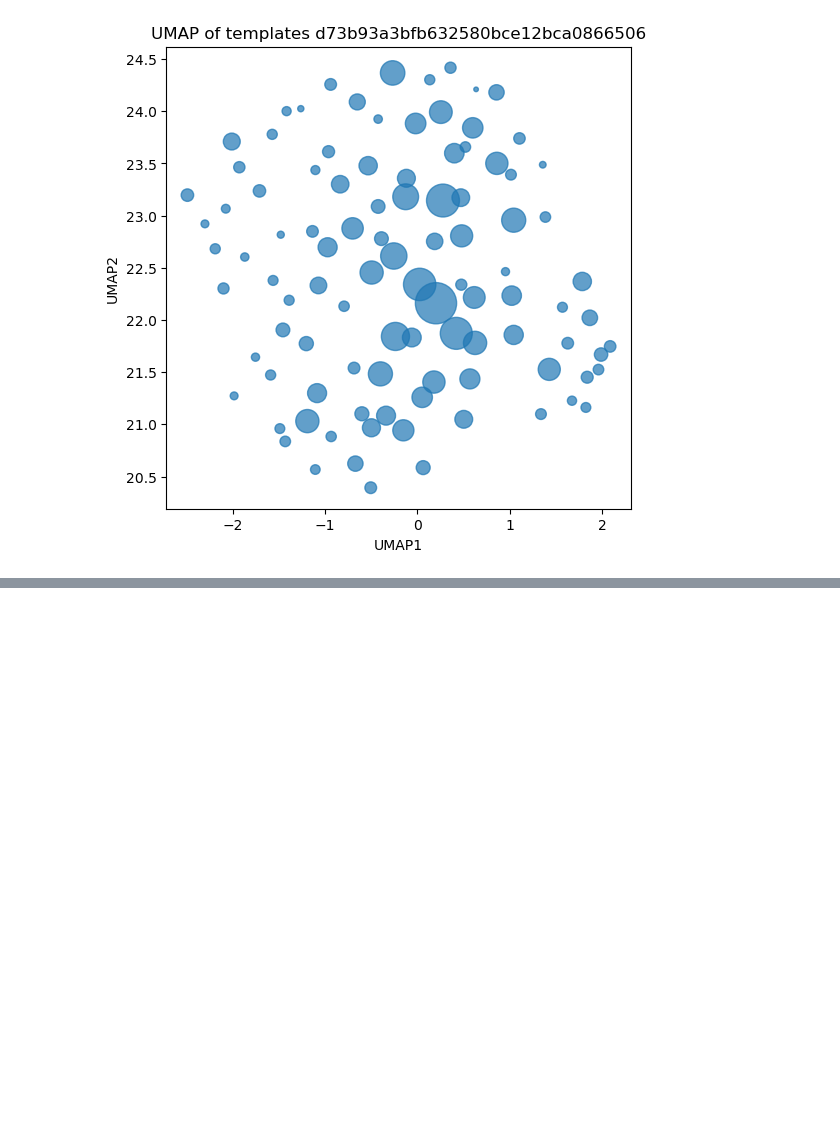
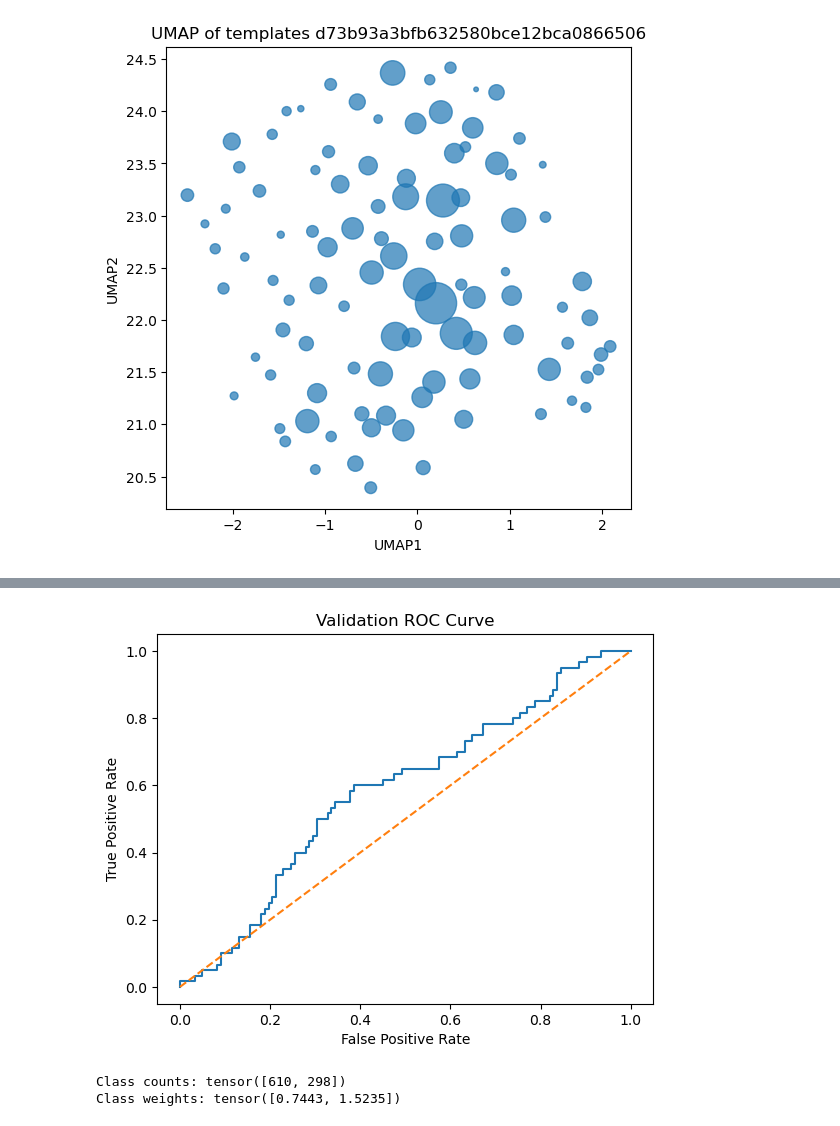
Before and after one commit to SchubertLab/cmsb26_project7, a Jupyter notebook: models/gnn/gnn_testing.ipynb, the cells around one changed output, grey strips where cells are left out. Drawn from its saved outputs; the diff is of its cells as text; code cells hidden in the pictures; blank space fills up the shorter version.

Commit message:
now simple training loop for read dataset

```diff
--- a/models/gnn/gnn_testing.ipynb
+++ b/models/gnn/gnn_testing.ipynb
@@ -133,3 +130,7 @@ df_simplified
 # %%
 df_simplified.to_pickle("/vol/data/keggel/train_datasets/train_datasets/train_dataset_8/_dataset_100.pkl")
 # %%
+import pandas as pd
+import numpy as np
+
+df_simplified = pd.read_pickle("/vol/data/keggel/train_datasets/train_datasets/train_dataset_8/_dataset_100.pkl")
@@ -184,0 +252,3 @@ plt.show()
+# %%
+graphs_dict = build_graphs_for_samples(df_simplified, k=10)
+dataset = list(graphs_dict.values())
@@ -184,0 +286,18 @@ plt.show()
+# %%
+from torch_geometric.loader import DataLoader
+
+batch_size = 8
+
+loader = DataLoader(dataset, batch_size=batch_size, shuffle=True)
+
+in_dim = dataset[0].x.shape[1]  # embedding_dim + 1 frequency feature
+hidden_dim = 32
+num_classes = 2
+# %%
+import tcrGNN
+
+device = torch.device("cuda" if torch.cuda.is_available() else "cpu")
+
+model = tcrGNN.TCRgnn(in_dim, hidden_dim, num_classes).to(device)
+optimizer = torch.optim.Adam(model.parameters(), lr=1e-4, weight_decay=1e-4)
+criterion = torch.nn.CrossEntropyLoss()
@@ -184,0 +339,20 @@ plt.show()
+# %%
+num_epochs = 50
+
+for epoch in range(num_epochs):
+
+    train_loss = train(model, train_loader)
+    train_acc  = evaluate(model, train_loader)
+    val_acc    = evaluate(model, val_loader)
+
+    val_auc, labels, probs = evaluate_auc(model, val_loader)
+
+    print(
+        f"Epoch {epoch+1:03d} | "
+        f"Train Loss: {train_loss:.4f} | "
+        f"Train Acc: {train_acc:.4f} | "
+        f"Val Acc: {val_acc:.4f}"
+    )
+
+plot_roc(labels, probs)
+# %% [output]
@@ -184,0 +376,22 @@ plt.show()
+[figure, added]
+# %%
+import torch
+
+labels = torch.tensor([data.y.item() for data in dataset])
+
+class_counts = torch.bincount(labels)
+print("Class counts:", class_counts)
+
+num_classes = len(class_counts)
+total_samples = len(labels)
+
+class_weights = total_samples / (num_classes * class_counts.float())
+print("Class weights:", class_weights)
+
+
+criterion = torch.nn.CrossEntropyLoss(
+    weight=class_weights.to(device)
+)
+# %% [output]
+Class counts: tensor([610, 298])
+Class weights: tensor([0.7443, 1.5235])
```
Also changed, not shown: parts of 12 cells of this notebook.
